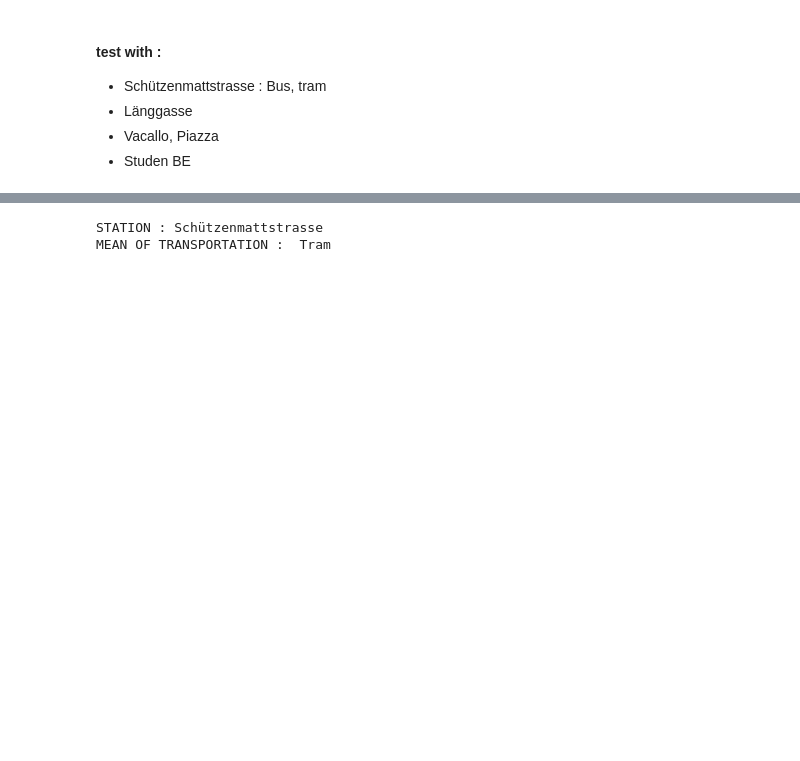
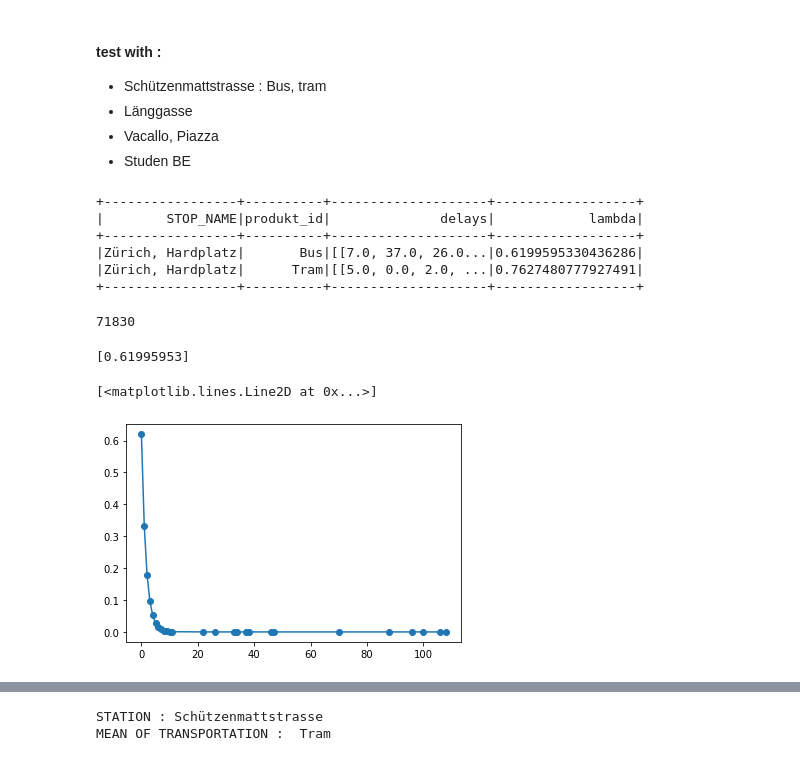
Before and after one commit to JulienVig/COM-490-Trip-Planner, a Jupyter notebook: notebooks/stochastic.ipynb, the cells around one changed output, grey strips where cells are left out. Drawn from its saved outputs; the diff is of its cells as text; code cells hidden in the pictures; blank space fills up the shorter version.

Commit message:
new exp distribution

```diff
--- a/notebooks/stochastic.ipynb
+++ b/notebooks/stochastic.ipynb
@@ -117,0 +148,18 @@ sample_dist = delays_distrib.filter(delays_distrib.STOP_NAME ==  "Zürich, Hardp
+# %%
+%%spark
+delays_distrib.withColumn("arrival_delay", col("arrival_delay") /60)\
+                .groupBy(['STOP_NAME', 'produkt_id'])\
+                .agg(struct(collect_list("arrival_delay"), collect_list("count"), sum("count")).alias("delays"))\
+                .withColumn("lambda", test_udf(col("delays")))\
+                .filter(delays_distrib.STOP_NAME ==  "Zürich, Hardplatz").show()
+# %% [output]
++-----------------+----------+--------------------+------------------+
+|        STOP_NAME|produkt_id|              delays|            lambda|
++-----------------+----------+--------------------+------------------+
+|Zürich, Hardplatz|       Bus|[[7.0, 37.0, 26.0...|0.6199595330436286|
+|Zürich, Hardplatz|      Tram|[[5.0, 0.0, 2.0, ...|0.7627480777927491|
++-----------------+----------+--------------------+------------------+
+# %%
+sample_dist['count'].sum()
+# %% [output]
+71830
@@ -117,0 +170,15 @@ sample_dist = delays_distrib.filter(delays_distrib.STOP_NAME ==  "Zürich, Hardp
+# %%
+def pdf(x, a):
+        return a*np.exp(-a*x)
+
+def cdf(x, a):
+        return 1 - np.exp(-a*x)
+
+popt, pcov = curve_fit(lambda x, a: a*np.exp(-a*x), sample_dist.arrival_delay,  sample_dist['count'], p0=[0])
+print(popt)
+yy = pdf(sample_dist.arrival_delay.sort_values(), *popt)
+plt.plot(sample_dist.arrival_delay.sort_values(), yy, '-o')
+# %% [output]
+[0.61995953]
+[<matplotlib.lines.Line2D at 0x...>]
+[figure, added]
```
Also changed, not shown: parts of 21 cells of this notebook.
